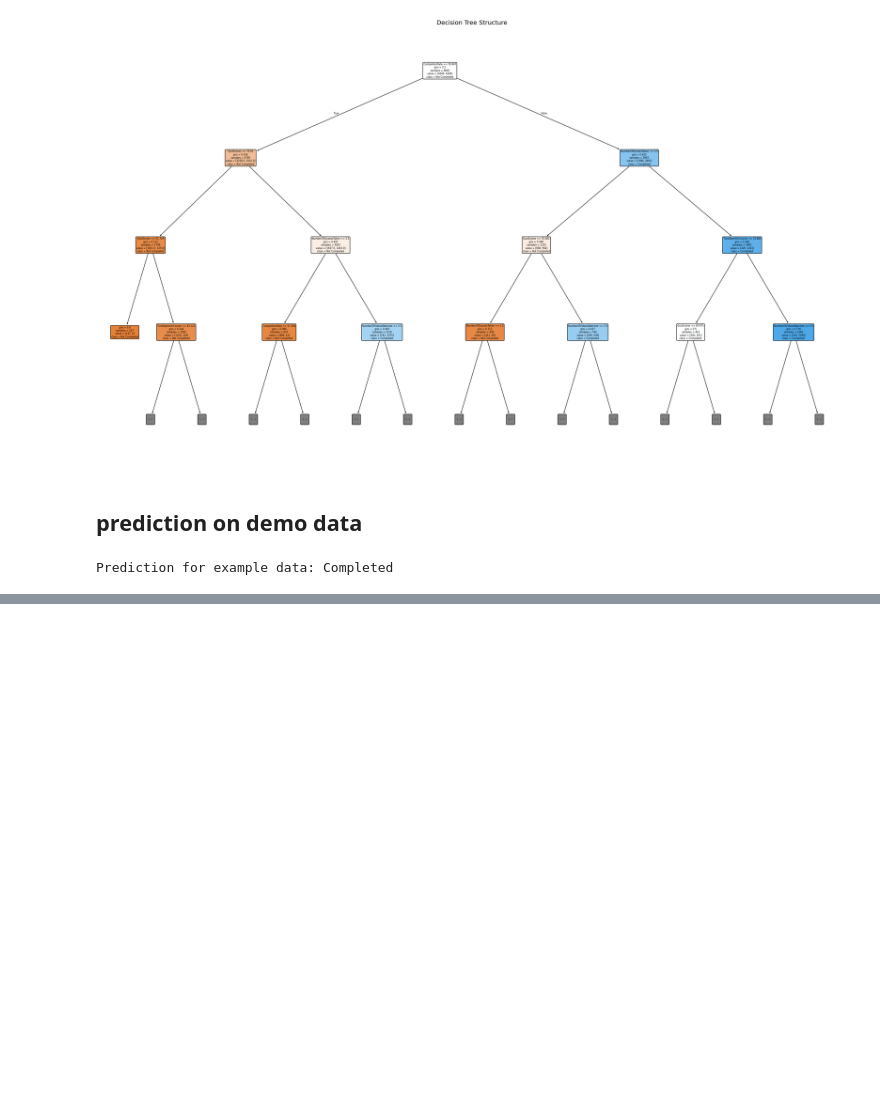
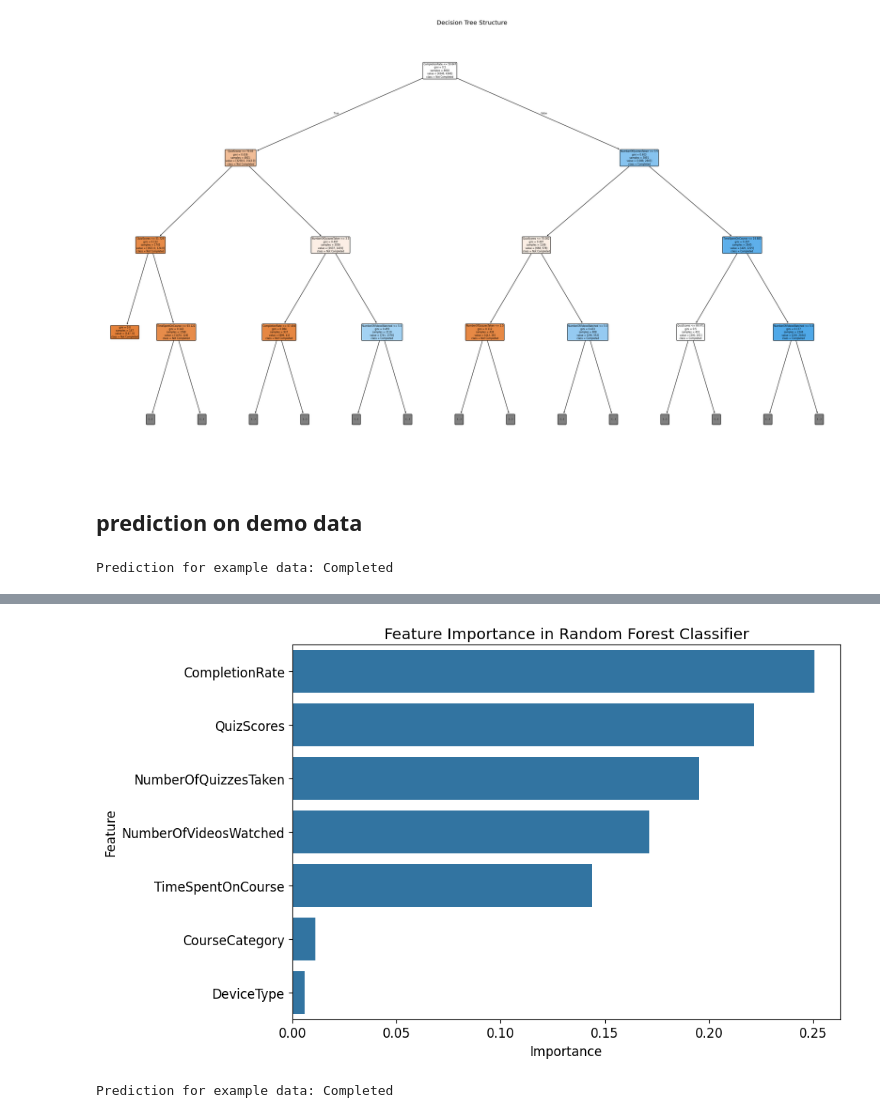
Before and after one commit to Samia1925/Online-Course-Engagement-Prediction, a Jupyter notebook: FinalProject_Samia_2154901109.ipynb, the cells around one changed output, grey strips where cells are left out. Saved outputs shown, nothing was run; the diff lists cells and outputs as text; code cells hidden in the pictures; blank space fills up the shorter version.

```diff
--- a/FinalProject_Samia_2154901109.ipynb
+++ b/FinalProject_Samia_2154901109.ipynb
@@ -317,0 +381,16 @@ Prediction for example data: Completed
+# %%
+# Creating feature importance plot
+feature_importance = pd.DataFrame({
+    'feature': X.columns,
+    'importance': best_rf.feature_importances_
+}).sort_values('importance', ascending=False)
+
+plt.figure(figsize=(10, 6))
+sns.barplot(x='importance', y='feature', data=feature_importance)
+plt.title('Feature Importance in Random Forest Classifier')
+plt.xlabel('Importance')
+plt.ylabel('Feature')
+plt.tight_layout()
+plt.savefig('feature_importance.png')
+# %% [output]
+[figure, added]
@@ -317,0 +416,5 @@ Prediction for example data: Completed
+# %%
+prediction = predict_course_completion(example_data, best_rf, label_encoder)
+print(f"\nPrediction for example data: {'Completed' if prediction[0] == 1 else 'Not Completed'}")
+# %% [output]
+Prediction for example data: Completed
```
Also changed, not shown: parts of 20 cells of this notebook.
